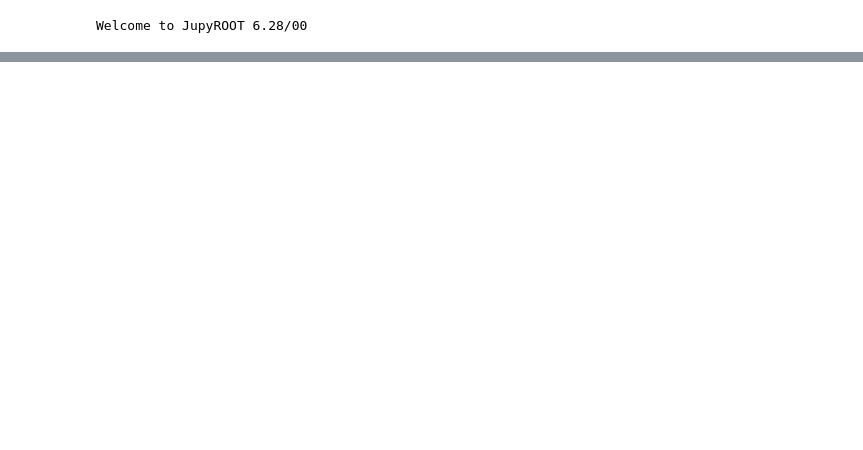
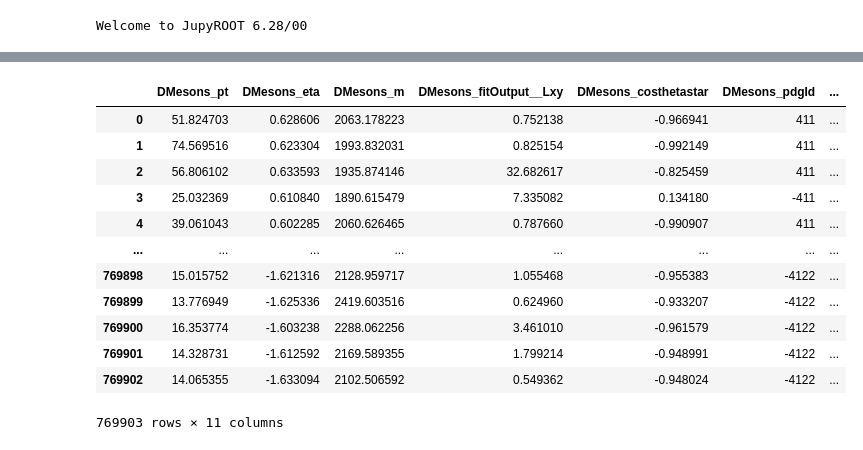
Before and after one commit to GitGup/ATLAS_DNN, a Jupyter notebook: SherpaStuff.ipynb, the cells around one changed output, grey strips where cells are left out. Drawn from its saved outputs; the diff is of its cells as text; code cells hidden in the pictures; blank space fills up the shorter version.

```diff
--- a/SherpaStuff.ipynb
+++ b/SherpaStuff.ipynb
@@ -83,3 +130,19 @@ df
+# %%
+Sherpa_df
+# %% [output]
+|  | DMesons_pt | DMesons_eta | DMesons_m | DMesons_fitOutput__Lxy | DMesons_costhetastar | DMesons_pdgId | ... |
+| 0 | 51.824703 | 0.628606 | 2063.178223 | 0.752138 | -0.966941 | 411 | ... |
+| 1 | 74.569516 | 0.623304 | 1993.832031 | 0.825154 | -0.992149 | 411 | ... |
+| 2 | 56.806102 | 0.633593 | 1935.874146 | 32.682617 | -0.825459 | 411 | ... |
+| 3 | 25.032369 | 0.610840 | 1890.615479 | 7.335082 | 0.134180 | -411 | ... |
+| 4 | 39.061043 | 0.602285 | 2060.626465 | 0.787660 | -0.990907 | 411 | ... |
+| ... | ... | ... | ... | ... | ... | ... | ... |
+| 769898 | 15.015752 | -1.621316 | 2128.959717 | 1.055468 | -0.955383 | -4122 | ... |
+| 769899 | 13.776949 | -1.625336 | 2419.603516 | 0.624960 | -0.933207 | -4122 | ... |
+| 769900 | 16.353774 | -1.603238 | 2288.062256 | 3.461010 | -0.961579 | -4122 | ... |
+| 769901 | 14.328731 | -1.612592 | 2169.589355 | 1.799214 | -0.948991 | -4122 | ... |
+| 769902 | 14.065355 | -1.633094 | 2102.506592 | 0.549362 | -0.948024 | -4122 | ... |
+769903 rows × 11 columns
 # %%
 #func = lambda x: 'only_411' if x == [411] else ('only_4122' if x == [4122] else 'both')
 
```
Also changed, not shown: parts of 18 cells of this notebook.
